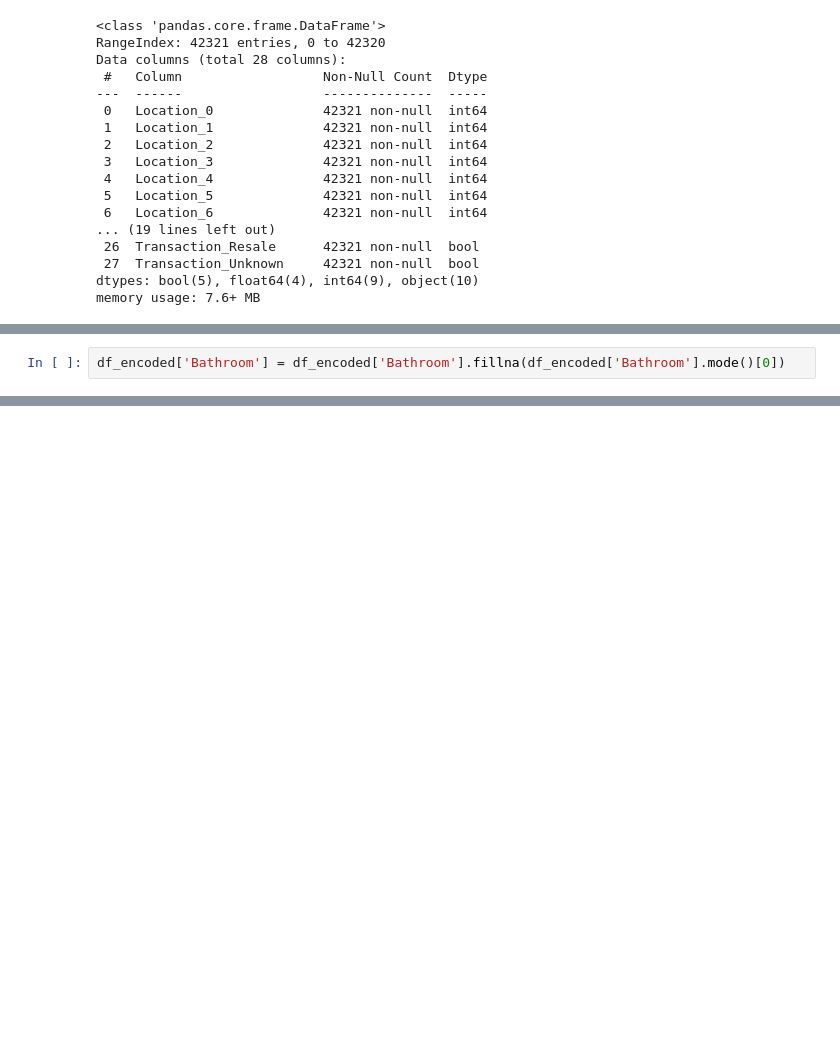
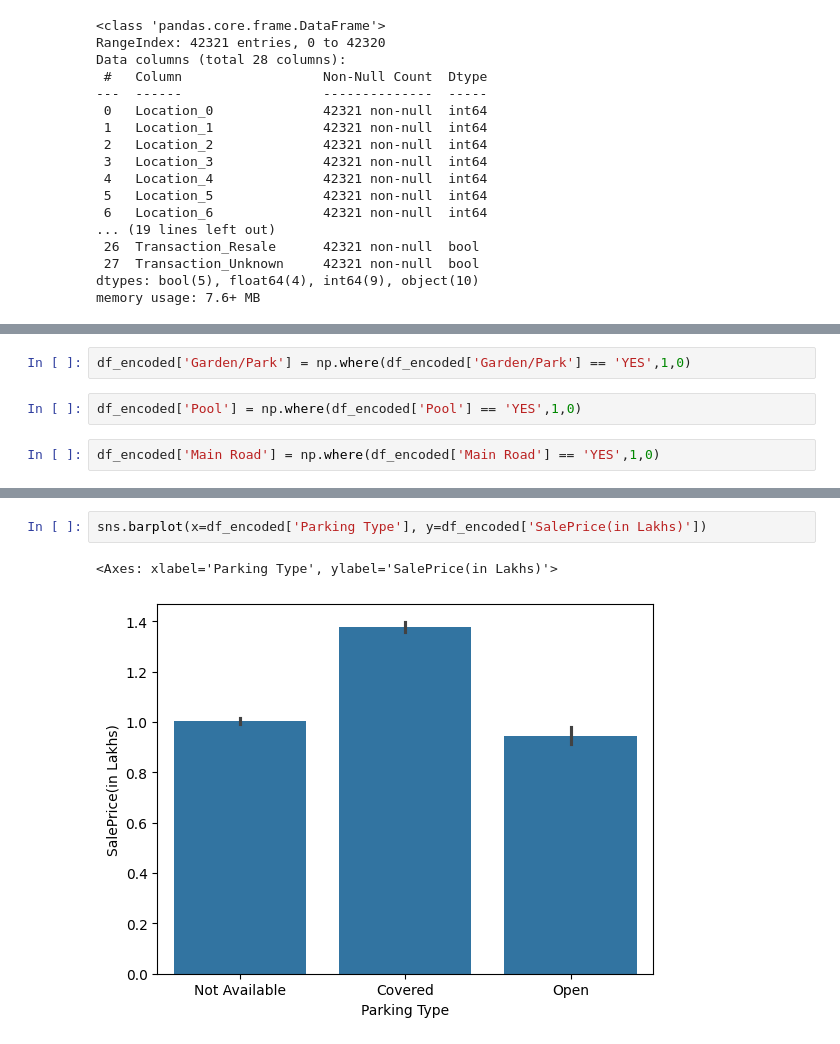
Before and after one commit to Rahul5021/FlatPricePrediction, a Jupyter notebook: eda.ipynb, the cells around one changed output, grey strips where cells are left out. Drawn from its saved outputs; the diff is of its cells as text; blank space fills up the shorter version.

```diff
--- a/eda.ipynb
+++ b/eda.ipynb
@@ -739,2 +733,6 @@ df_encoded['Bathroom'] = pd.to_numeric(df_encoded['Bathroom'], errors='coerce')
-# %%
-df_encoded['Bathroom'] = df_encoded['Bathroom'].fillna(df_encoded['Bathroom'].mode()[0])
+# %%
+df_encoded['Garden/Park'] = np.where(df_encoded['Garden/Park'] == 'YES',1,0)
+# %%
+df_encoded['Pool'] = np.where(df_encoded['Pool'] == 'YES',1,0)
+# %%
+df_encoded['Main Road'] = np.where(df_encoded['Main Road'] == 'YES',1,0)
@@ -740,0 +767,5 @@ df_encoded['Bathroom'] = df_encoded['Bathroom'].fillna(df_encoded['Bathroom'].mo
+# %%
+sns.barplot(x=df_encoded['Parking Type'], y=df_encoded['SalePrice(in Lakhs)'])
+# %% [output]
+<Axes: xlabel='Parking Type', ylabel='SalePrice(in Lakhs)'>
+[figure, added]
```
Also changed, not shown: parts of 17 cells of this notebook, 1 other file.
